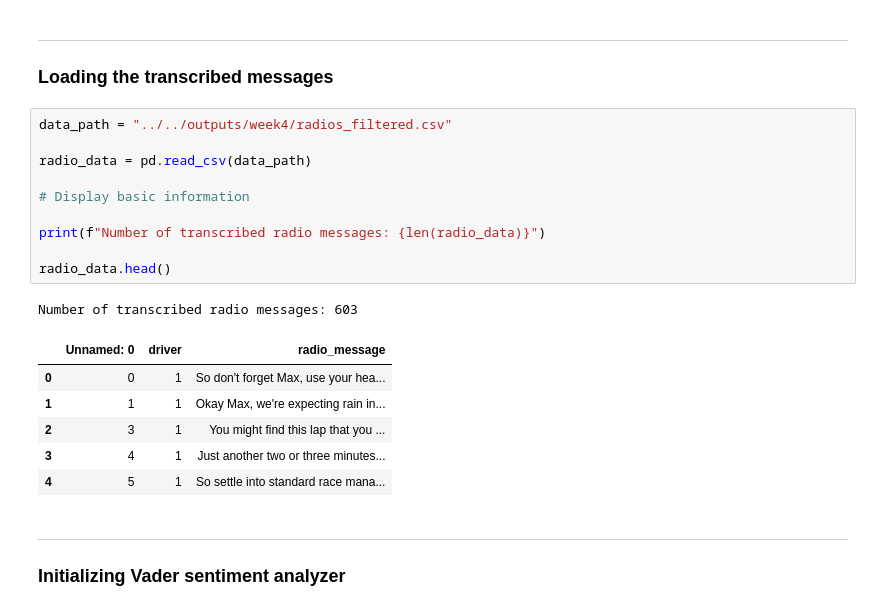
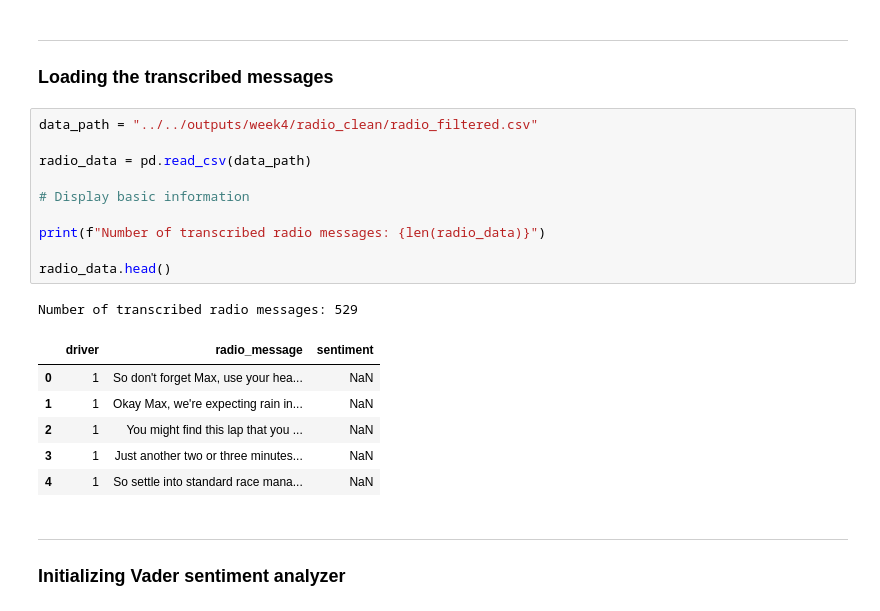
Before and after one commit to VforVitorio/F1_Strat_Manager, a Jupyter notebook: scripts/NLP_radio_processing/N02_sentiment_analysis_vader.ipynb, the cells around one changed output. Cells and saved outputs as stored; diff of their text form.

```diff
--- a/scripts/NLP_radio_processing/N02_sentiment_analysis_vader.ipynb
+++ b/scripts/NLP_radio_processing/N02_sentiment_analysis_vader.ipynb
@@ -33,23 +33,23 @@ True
 
 ### Loading the transcribed messages
 # %%
-data_path = "../../outputs/week4/radios_filtered.csv"
+data_path = "../../outputs/week4/radio_clean/radio_filtered.csv"
 
 radio_data = pd.read_csv(data_path)
 
 # Display basic information
 
 print(f"Number of transcribed radio messages: {len(radio_data)}")
 
 radio_data.head()
 # %% [output]
-Number of transcribed radio messages: 603
+Number of transcribed radio messages: 529
-|  | Unnamed: 0 | driver | radio_message |
-| 0 | 0 | 1 | So don't forget Max, use your hea... |
-| 1 | 1 | 1 | Okay Max, we're expecting rain in... |
-| 2 | 3 | 1 | You might find this lap that you ... |
-| 3 | 4 | 1 | Just another two or three minutes... |
-| 4 | 5 | 1 | So settle into standard race mana... |
+|  | driver | radio_message | sentiment |
+| 0 | 1 | So don't forget Max, use your hea... | NaN |
+| 1 | 1 | Okay Max, we're expecting rain in... | NaN |
+| 2 | 1 | You might find this lap that you ... | NaN |
+| 3 | 1 | Just another two or three minutes... | NaN |
+| 4 | 1 | So settle into standard race mana... | NaN |
 # %% [markdown]
 ---
 
```
Also changed, not shown: parts of 9 cells of this notebook, 1 other file.
